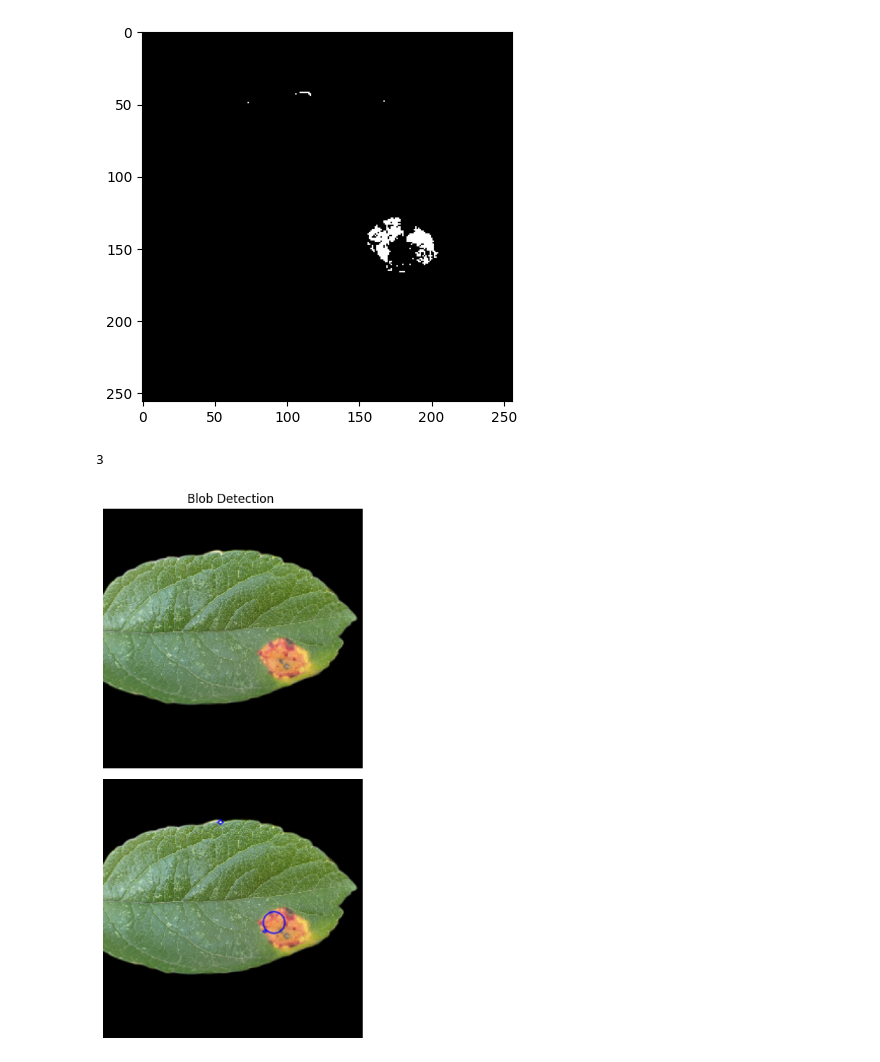
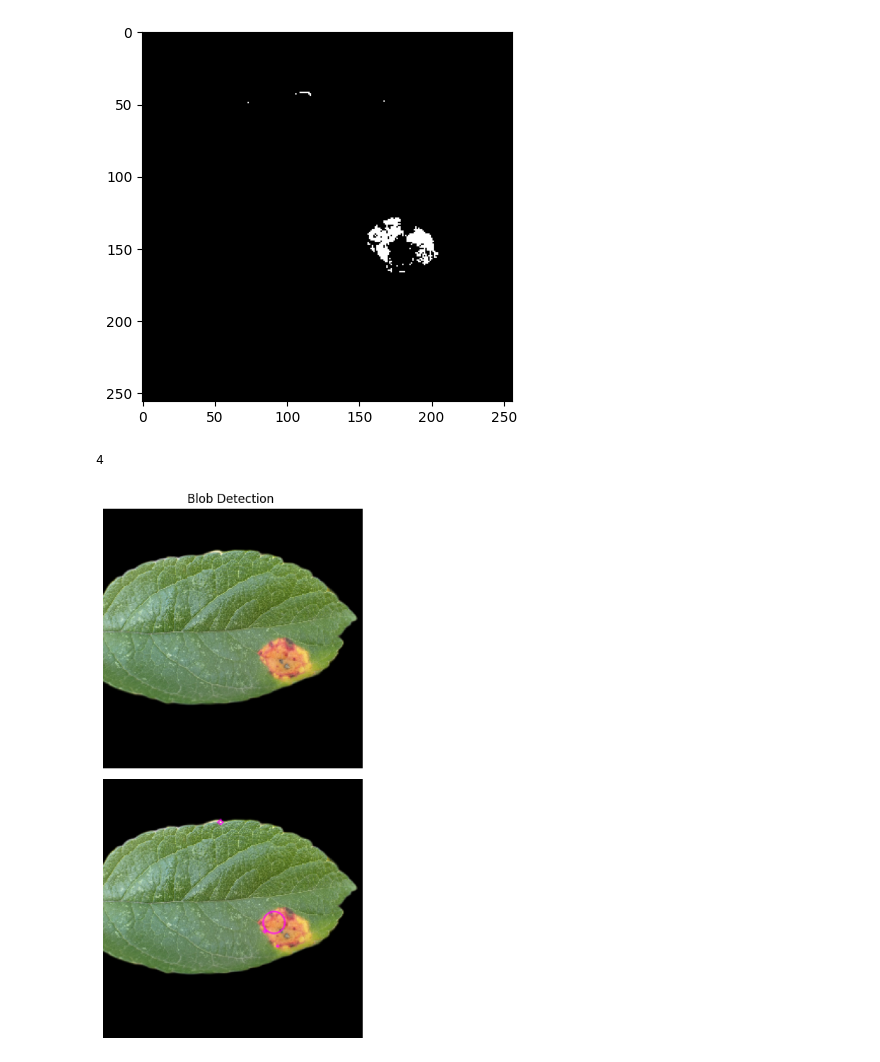
Before and after one commit to kostiak1992/w281-plant-disease-recognition, a Jupyter notebook: blob_counts.ipynb, the cells around one changed output. Saved outputs shown, nothing was run; the diff lists cells and outputs as text; code cells hidden in the pictures.

```diff
--- a/blob_counts.ipynb
+++ b/blob_counts.ipynb
@@ -64,4 +63,4 @@ Found 60 files belonging to 3 classes.
 train_images = np.concatenate([np.round(x.numpy()).astype(np.uint8) for x, _ in train])
 train_labels = np.concatenate([y.numpy() for _, y in train])
 # %%
-train_images_processed = np.stack([np.array(remove(image))[:, :, :3] for image in tqdm(train_images[:10], file=sys.stdout)]) #remove alpha channel while we're at it
+train_images_processed = np.stack([np.array(remove(image))[:, :, :3] for image in tqdm(train_images)]) #remove alpha channel
@@ -98,8 +77,7 @@ plt.imshow(train_images_processed[1296][:, :, 0], cmap='gray')
 # %%
 img = train_images_processed[1296].copy()
 
-img_uint8 = np.clip(img * 255, 0, 255).astype(np.uint8)
-gray_img = img_uint8[:, :, 0]
+gray_img = img[:, :, 0]
 flat = gray_img.flatten()
 
 threshold = np.quantile(flat, 0.98)
@@ -121,38 +99,38 @@ params.blobColor = 255           # Use 0 for dark blobs, 255 for light blobs
 params.filterByArea = True
 params.minArea = 1              # minimum area of blob
 params.maxArea = 5000            # maximum area of blob
 params.filterByCircularity = False
 params.filterByConvexity = False
 params.filterByInertia = False
 
 detector = cv2.SimpleBlobDetector_create(params)
 blobs = detector.detect(rounded_gray_image)
 print(len(blobs))
 
-output = img_uint8.copy()
+output = img.copy()
 output_with_blobs = cv2.drawKeypoints(
     output,
     blobs,
     np.array([]),
-    (0,0,255),
+    (255,0,255),
     cv2.DRAW_MATCHES_FLAGS_DRAW_RICH_KEYPOINTS
 )
 
 
 fig, axs = plt.subplots(2, 1, figsize=(12,8))
 axs[0].set_title("Blob Detection ")
-axs[0].imshow(img_uint8)
+axs[0].imshow(img)
 axs[0].axis('off')
 
 axs[1].imshow(cv2.cvtColor(output_with_blobs, cv2.COLOR_BGR2RGB))
 axs[1].imshow(output_with_blobs)
 axs[1].axis('off')
 
 plt.tight_layout()
 plt.show()
 # %% [output]
-3
+4
-[figure, old version]
+[figure, new version]
 # %%
 def count_blobs(images, params, soft_percentile, hard_percentile, cutoff_percentile):
     blob_counts = np.array([])
```
Also changed, not shown: parts of 7 cells of this notebook.
